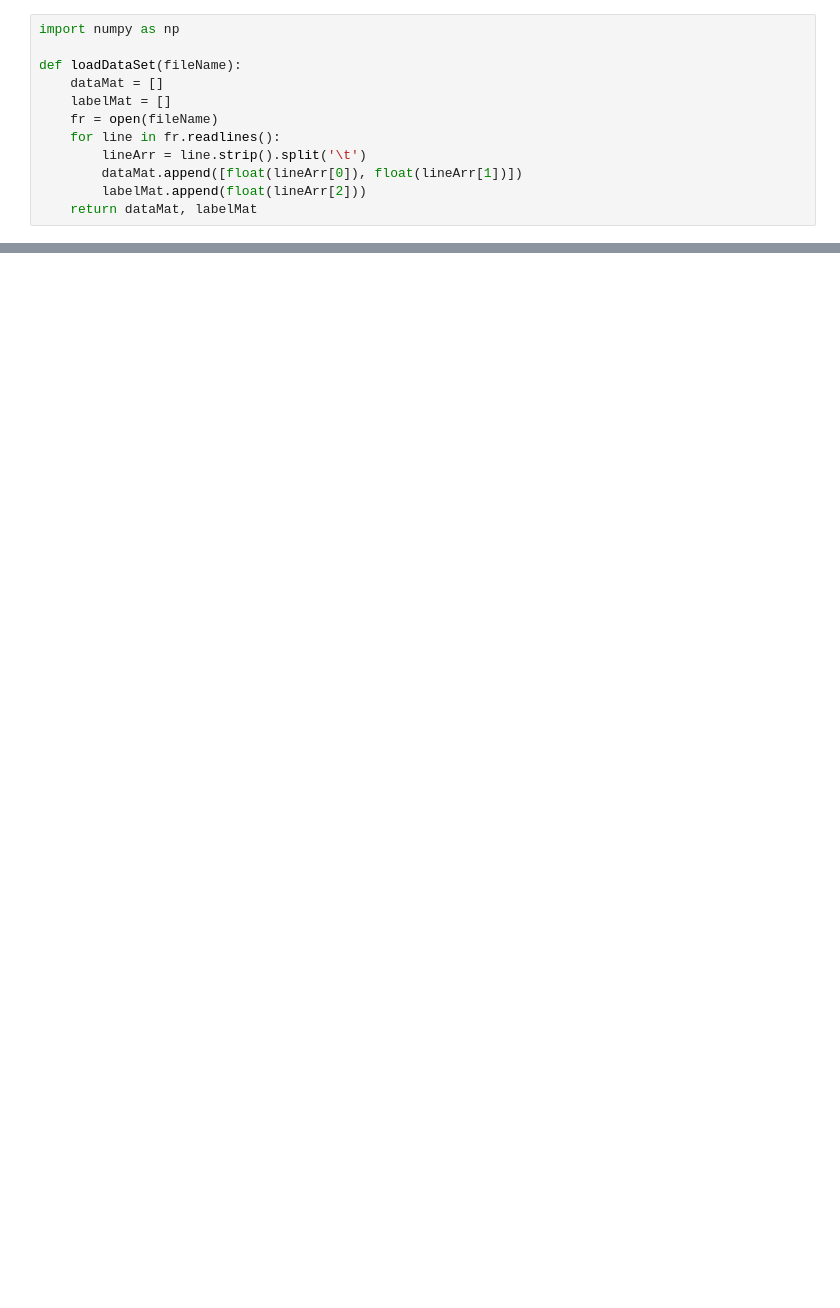
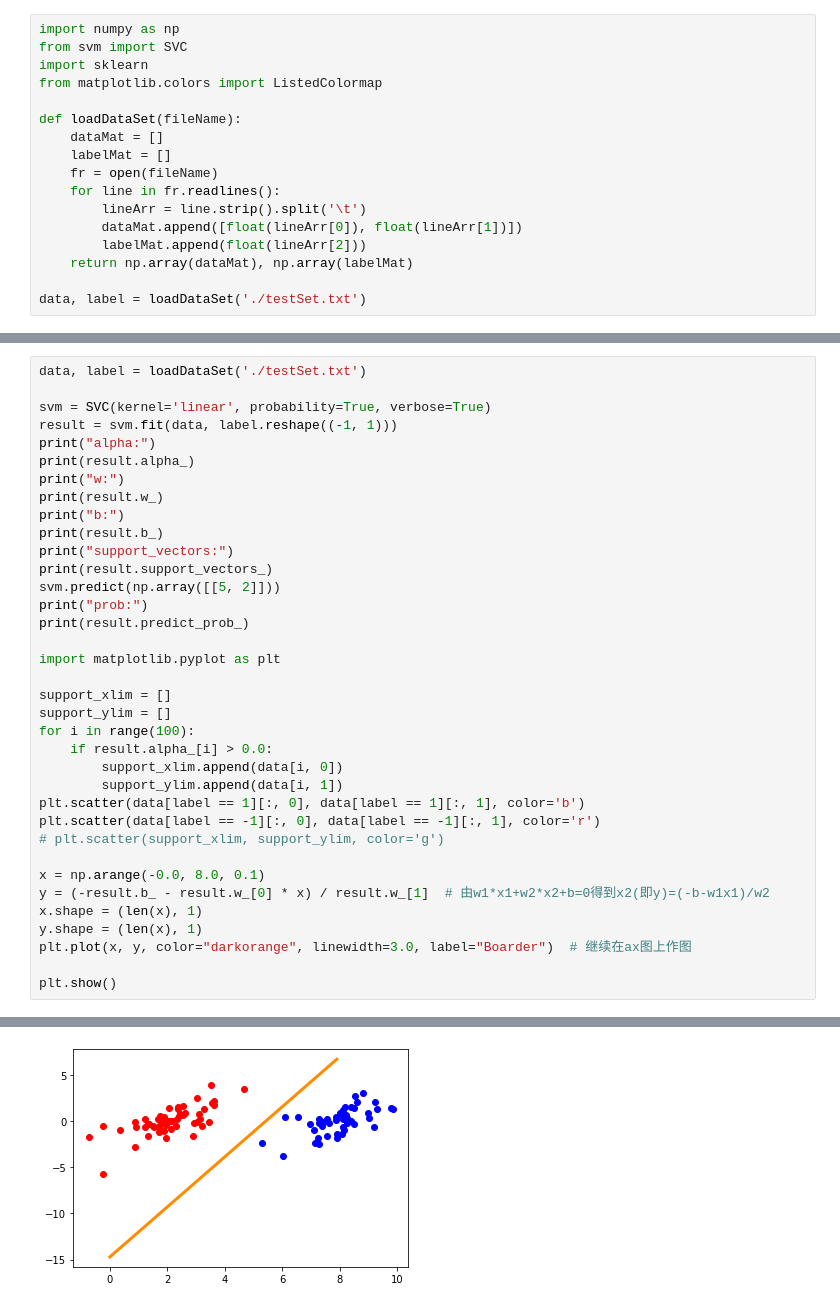
Before and after one commit to lxy764139720/MachineLearning, a Jupyter notebook: Support-Vector-Machine/testSVM.ipynb, the cells around one changed output, grey strips where cells are left out. Drawn from its saved outputs; the diff is of its cells as text; blank space fills up the shorter version.

```diff
--- a/Support-Vector-Machine/testSVM.ipynb
+++ b/Support-Vector-Machine/testSVM.ipynb
@@ -1,5 +3,8 @@
 # %%
 import numpy as np
+from svm import SVC
+import sklearn
+from matplotlib.colors import ListedColormap
 
 def loadDataSet(fileName):
     dataMat = []
@@ -9,4 +14,6 @@ def loadDataSet(fileName):
         lineArr = line.strip().split('\t')
         dataMat.append([float(lineArr[0]), float(lineArr[1])])
         labelMat.append(float(lineArr[2]))
-    return dataMat, labelMat
+    return np.array(dataMat), np.array(labelMat)
+
+data, label = loadDataSet('./testSet.txt')
@@ -54,0 +22,37 @@ print(sm[0,1])
+# %%
+data, label = loadDataSet('./testSet.txt')
+
+svm = SVC(kernel='linear', probability=True, verbose=True)
+result = svm.fit(data, label.reshape((-1, 1)))
+print("alpha:")
+print(result.alpha_)
+print("w:")
+print(result.w_)
+print("b:")
+print(result.b_)
+print("support_vectors:")
+print(result.support_vectors_)
+svm.predict(np.array([[5, 2]]))
+print("prob:")
+print(result.predict_prob_)
+
+import matplotlib.pyplot as plt
+
+support_xlim = []
+support_ylim = []
+for i in range(100):
+    if result.alpha_[i] > 0.0:
+        support_xlim.append(data[i, 0])
+        support_ylim.append(data[i, 1])
+plt.scatter(data[label == 1][:, 0], data[label == 1][:, 1], color='b')
+plt.scatter(data[label == -1][:, 0], data[label == -1][:, 1], color='r')
+# plt.scatter(support_xlim, support_ylim, color='g')
+
+x = np.arange(-0.0, 8.0, 0.1)
+y = (-result.b_ - result.w_[0] * x) / result.w_[1]  # 由w1*x1+w2*x2+b=0得到x2(即y)=(-b-w1x1)/w2
+x.shape = (len(x), 1)
+y.shape = (len(x), 1)
+plt.plot(x, y, color="darkorange", linewidth=3.0, label="Boarder")  # 继续在ax图上作图
+
+plt.show()
+# %% [output]
@@ -54,0 +76 @@ print(sm[0,1])
+[figure, added]
```
Also changed, not shown: parts of 13 cells of this notebook, 9 other files.
